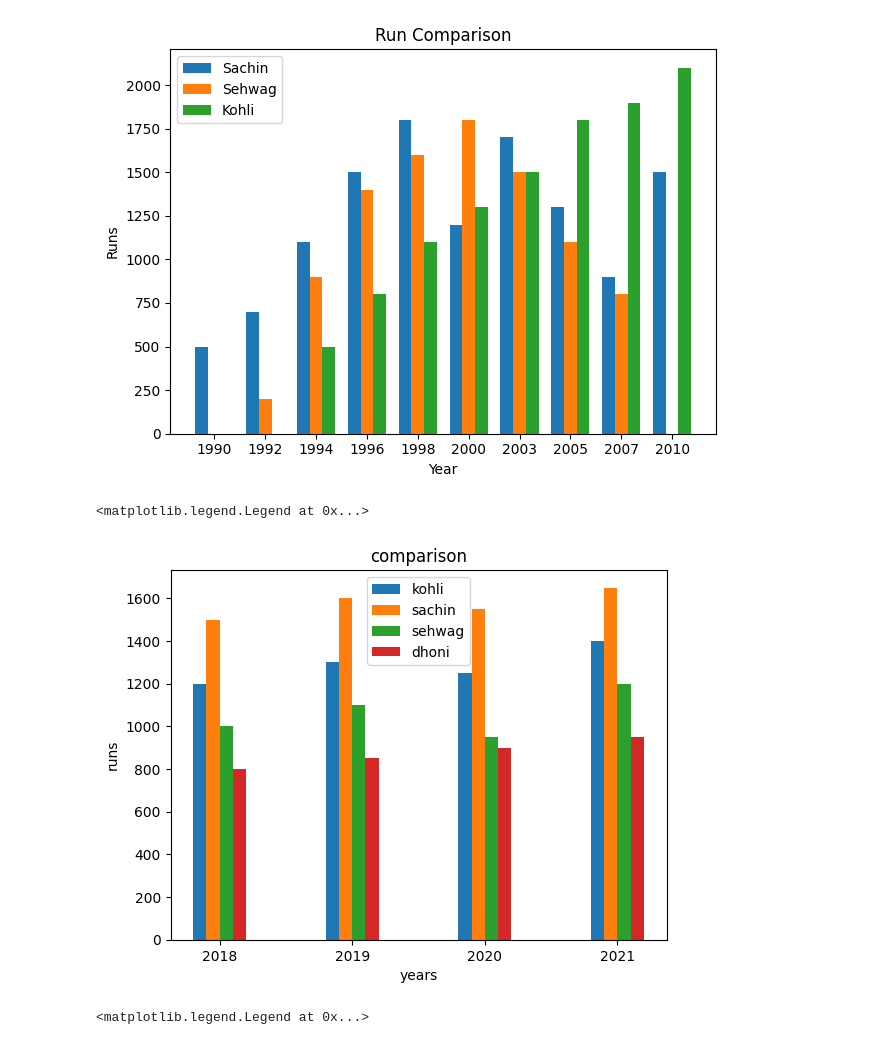
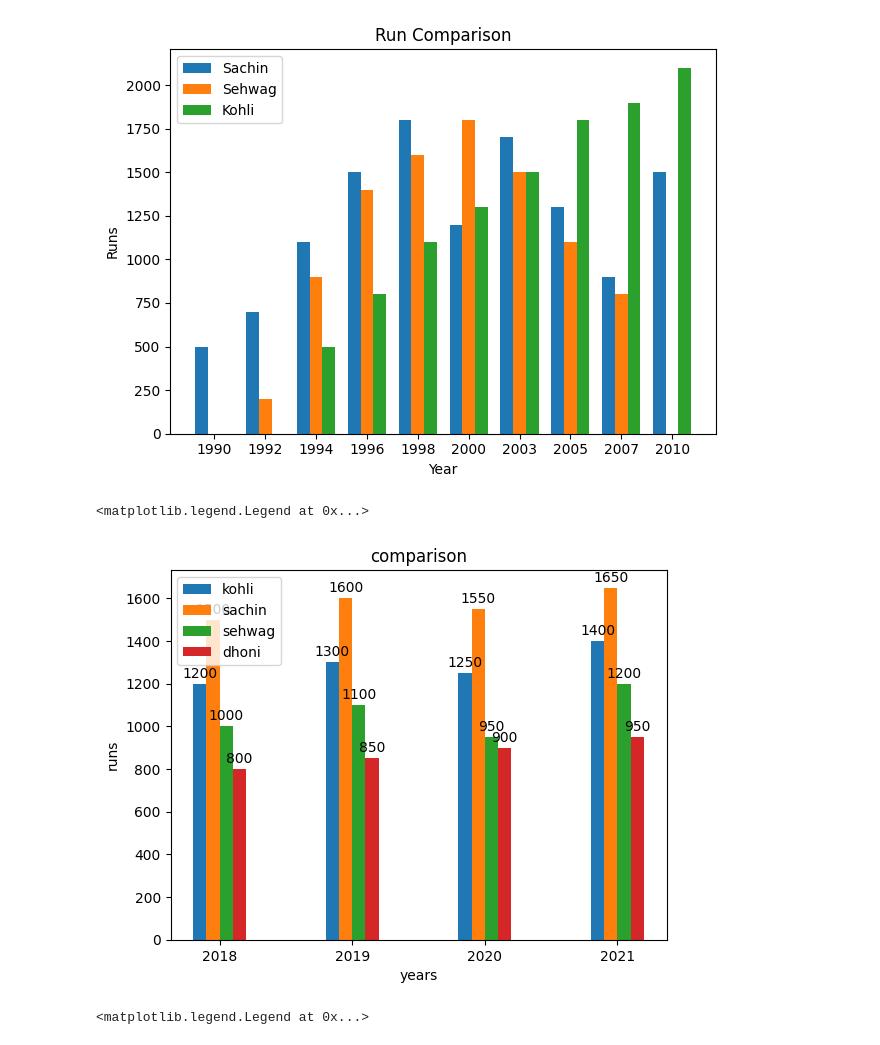
Before and after one commit to karanbir0008/Matplotlib-Practice, a Jupyter notebook: bar graph.ipynb, the cells around one changed output. Drawn from its saved outputs; the diff is of its cells as text; code cells hidden in the pictures.

```diff
--- a/bar graph.ipynb
+++ b/bar graph.ipynb
@@ -61,26 +61,38 @@ plt.show()
 # %%
 years = [2018, 2019, 2020, 2021]
 
 kohli  = [1200, 1300, 1250, 1400]
 sachin = [1500, 1600, 1550, 1650]
 sehwag = [1000, 1100, 950,  1200]
 dhoni  = [800,  850,  900,  950]
 
 x = np.arange(len(years))
 width = 0.1
 plt.bar(x-(0.1)*3/2,kohli,label = "kohli",width = width)
 plt.bar(x-0.1/2,sachin,label = "sachin",width = width)
 plt.bar(x+0.1/2,sehwag,label = "sehwag",width = width)
 plt.bar(x+(0.1)*3/2,dhoni,label = "dhoni",width = width)
 
+for i in range(len(years)):
+    plt.text(x[i]-(0.1)*3/2,kohli[i]+30,str(kohli[i]),ha = "center")
+
+for i in range(len(years)):
+    plt.text(x[i]-0.1/2,sachin[i]+30,str(sachin[i]),ha = "center")
+
+for i in range(len(years)):
+    plt.text(x[i]+0.1/2,sehwag[i]+30,str(sehwag[i]),ha = "center")
+
+for i in range(len(years)):
+    plt.text(x[i]+(0.1)*3/2,dhoni[i]+30,str(dhoni[i]),ha = "center")
+
 plt.xlabel("years")
 plt.ylabel("runs")
 plt.title("comparison")
 plt.xticks(x,years)
 plt.legend()
 # %% [output]
 <matplotlib.legend.Legend at 0x...>
-[figure, old version]
+[figure, new version]
 # %%
 
 
```
Also changed, not shown: 1 other file.
